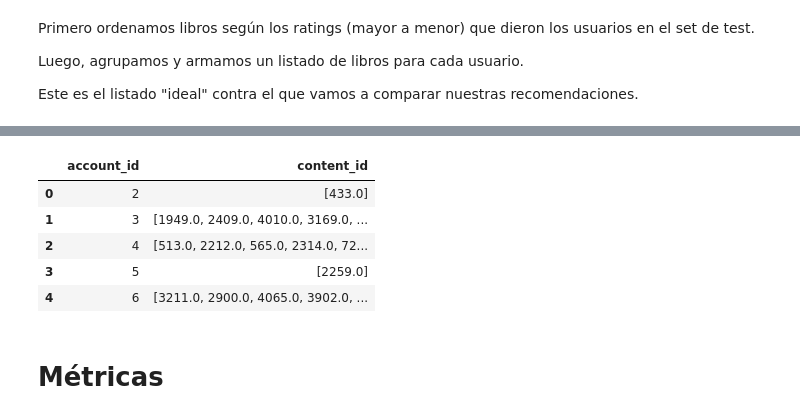
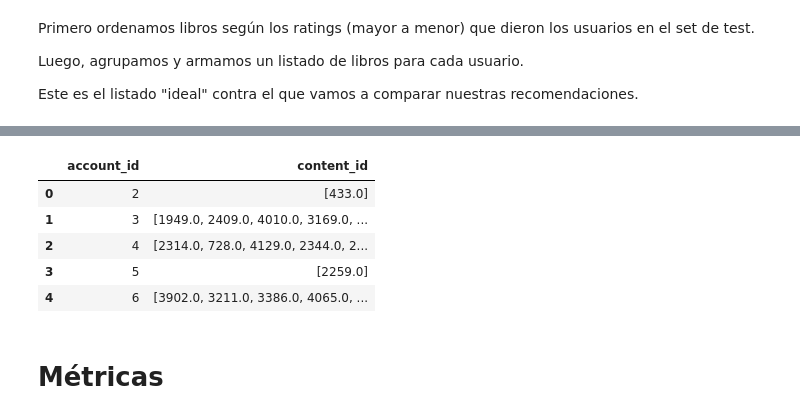
Before and after one commit to ivanjavierparra/Data-Science-Sprint-3, a Jupyter notebook: Entrega_3.ipynb, the cells around one changed output, grey strips where cells are left out. Drawn from its saved outputs; the diff is of its cells as text; code cells hidden in the pictures.

```diff
--- a/Entrega_3.ipynb
+++ b/Entrega_3.ipynb
@@ -316,3 +320,5 @@ df[['from','to','resultado','minutos_vistos']].head(2)
+# %%
+df['end_vod_date'] = pd.to_datetime(df['end_vod_date'], format='%Y/%m/%d')
 # %% [markdown]
 Fecha mínima y máxima del dataset
 # %%
@@ -555,8 +561,8 @@ Cantidad de videos con duracion máxima: 11
 # df_filtered = df.drop_duplicates(subset = ['account_id', 'asset_id'])[columns]
 # df_filtered.head(1)
 # %%
-df_duracion = df_metadatos.groupby('content_id').agg({'run_time_min': 'sum'}).reset_index()
-df_duracion
+# df_duracion = df_metadatos.groupby('content_id').agg({'run_time_min': 'sum'}).reset_index()
+# df_duracion
 #df_duracion.set_index(keys='content_id',inplace=True)
 
 #df_visualizacion = df_train.groupby(['account_id','asset_id']).agg({'minutos':'sum'}).reset_index()
@@ -592,4 +579,4 @@ df_duracion
 # %%
-def calcular(content_id):
-    return df_duracion[df_duracion.content_id == content_id].iloc[0]['run_time_min']
+# def calcular(content_id):
+#     return df_duracion[df_duracion.content_id == content_id].iloc[0]['run_time_min']
 # %%
@@ -718,6 +702,6 @@ df_main[(df_main.content_id == 491) & (df_main.account_id == 7107)]
 # %%
 # ratings.drop(['customer_id','asset_id','tunein','tuneout','minutos','from','to','resultado','title', 'run_time_min', 'start_vod_date', 'end_vod_date', 'minutos_vistos', 'porcentaje_visto'],axis=1, inplace=True)
 # ratings.drop(['customer_id','asset_id','tunein','tuneout','minutos','title', 'run_time_min', 'start_vod_date', 'end_vod_date', 'minutos_vistos', 'porcentaje_visto'],axis=1, inplace=True)
-ratings = df_main[['account_id', 'content_id', 'rating_1', 'rating_2', 'rating_3', 'rating_4','timestamp']].copy()
+ratings = df_main[['account_id', 'content_id', 'rating_1', 'rating_2', 'rating_3', 'timestamp']].copy()
 ratings.head()
 # %% [output]
@@ -1120,6 +1145,7 @@ ideal_recomms.head()
 # %%
+%%time
 ideal_recomms = test\
-                  .sort_values(by=["account_id", "rating"], ascending=False)\
+                  .sort_values(by=["account_id", "rating_1"], ascending=False)\
                   .groupby(["account_id"], as_index=False)\
                   .agg({"content_id": "unique"})\
                   .head()
@@ -1128,9 +1155,9 @@ ideal_recomms.head()
 |  | account_id | content_id |
 | 0 | 2 | [433.0] |
 | 1 | 3 | [1949.0, 2409.0, 4010.0, 3169.0, ... |
-| 2 | 4 | [513.0, 2212.0, 565.0, 2314.0, 72... |
+| 2 | 4 | [2314.0, 728.0, 4129.0, 2344.0, 2... |
 | 3 | 5 | [2259.0] |
-| 4 | 6 | [3211.0, 2900.0, 4065.0, 3902.0, ... |
+| 4 | 6 | [3902.0, 3211.0, 3386.0, 4065.0, ... |
 # %% [markdown]
 # Métricas
 # %%
```
Also changed, not shown: parts of 45 cells of this notebook.
